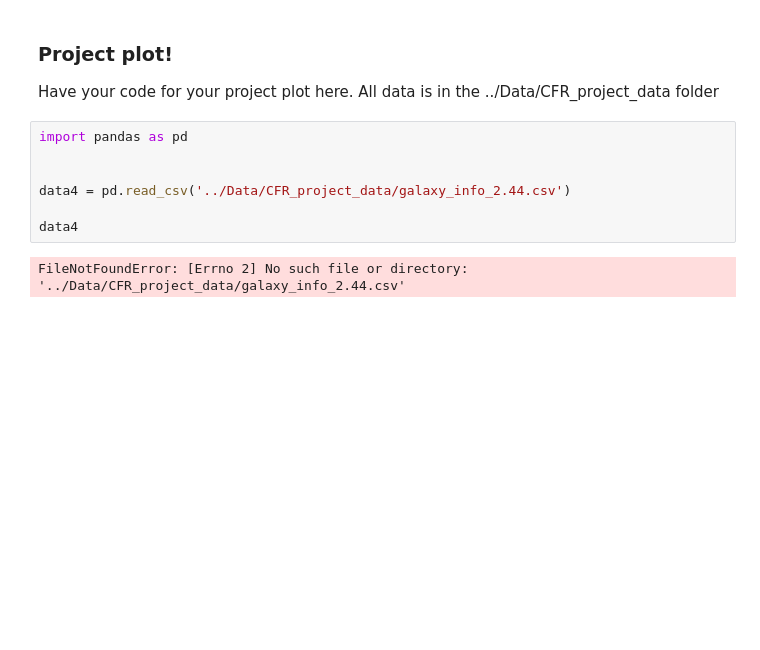
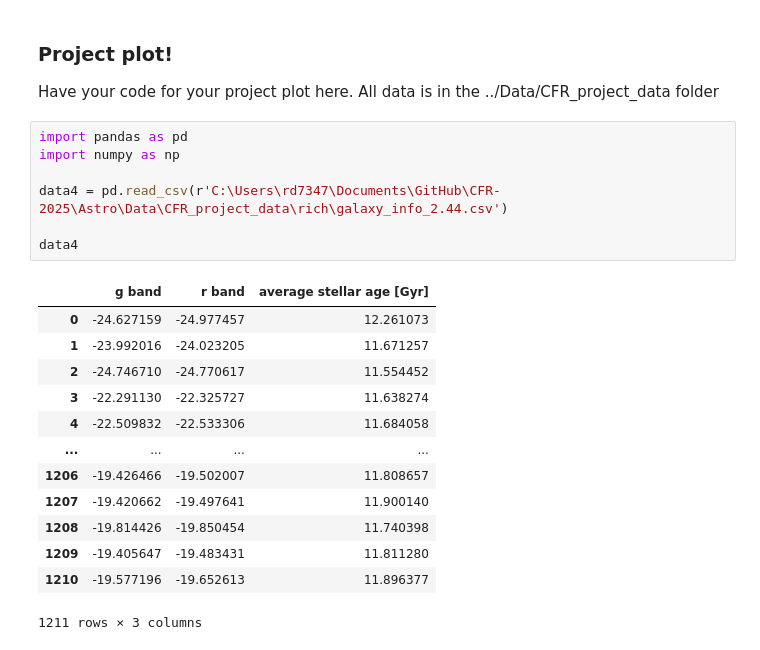
Before and after one commit to PrisonTeachingInitiative/CFR-2025, a Jupyter notebook: Astro/Blank/Project.ipynb, the cells around one changed output. Cells and saved outputs as stored; diff of their text form; blank space fills up the shorter version.

```diff
--- a/Astro/Blank/Project.ipynb
+++ b/Astro/Blank/Project.ipynb
@@ -4,10 +4,22 @@
 Have your code for your project plot here. All data is in the ../Data/CFR_project_data folder
 # %%
 import pandas as pd
+import numpy as np
 
-
-data4 = pd.read_csv('../Data/CFR_project_data/galaxy_info_2.44.csv')
+data4 = pd.read_csv(r'C:\Users\rd7347\Documents\GitHub\CFR-2025\Astro\Data\CFR_project_data\rich\galaxy_info_2.44.csv')
 
 data4
 # %% [output]
+|  | g band | r band | average stellar age [Gyr] |
+| 0 | -24.627159 | -24.977457 | 12.261073 |
+| 1 | -23.992016 | -24.023205 | 11.671257 |
+| 2 | -24.746710 | -24.770617 | 11.554452 |
+| 3 | -22.291130 | -22.325727 | 11.638274 |
+| 4 | -22.509832 | -22.533306 | 11.684058 |
+| ... | ... | ... | ... |
+| 1206 | -19.426466 | -19.502007 | 11.808657 |
+| 1207 | -19.420662 | -19.497641 | 11.900140 |
+| 1208 | -19.814426 | -19.850454 | 11.740398 |
+| 1209 | -19.405647 | -19.483431 | 11.811280 |
+| 1210 | -19.577196 | -19.652613 | 11.896377 |
-FileNotFoundError: [Errno 2] No such file or directory: '../Data/CFR_project_data/galaxy_info_2.44.csv'
+1211 rows × 3 columns
```
Also changed, not shown: parts of 1 cell of this notebook, 1 other file.
